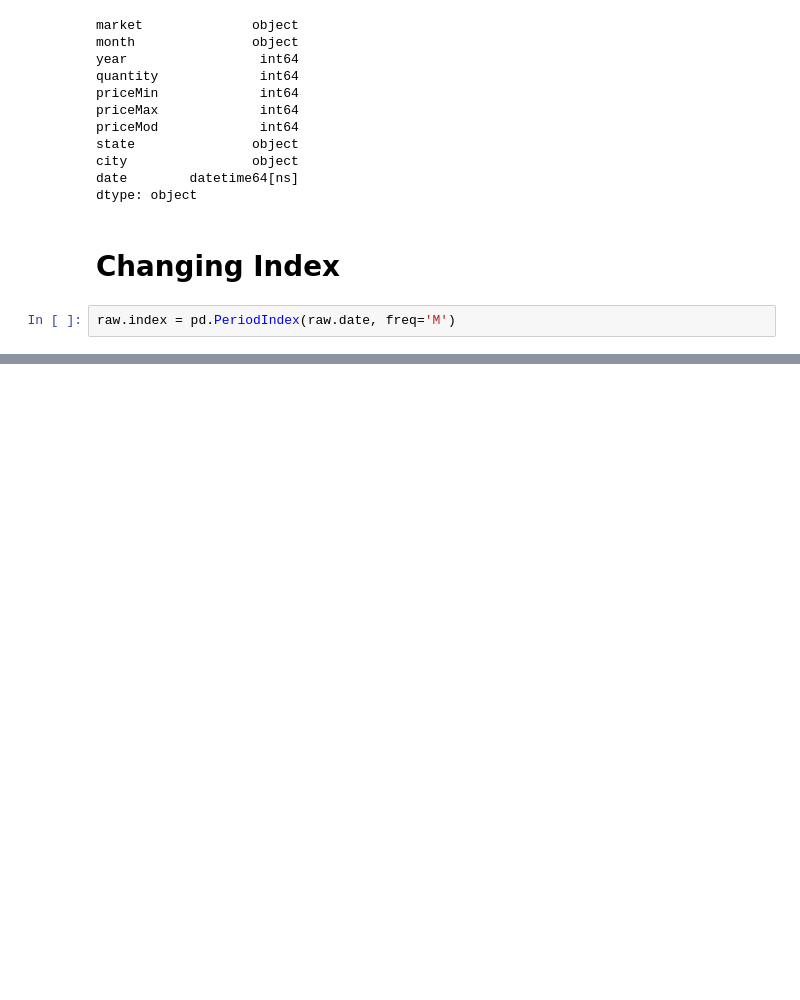
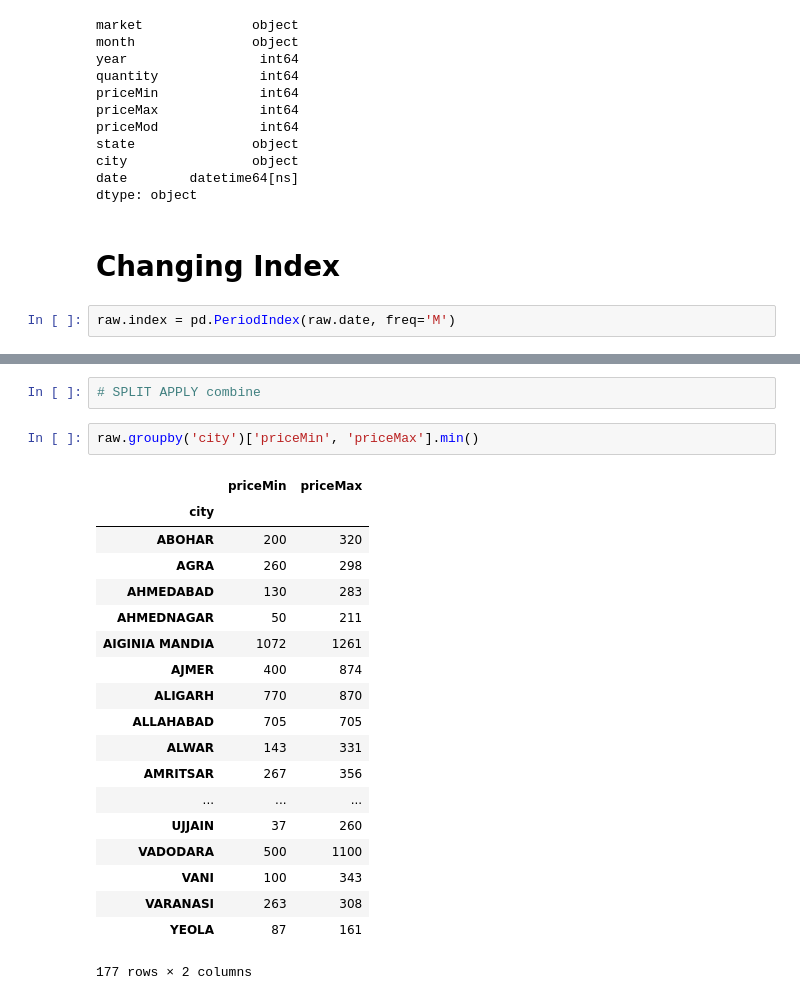
Before and after one commit to akshar/art-data-science, a Jupyter notebook: notebook/onion/onion_practice.ipynb, the cells around one changed output, grey strips where cells are left out. Drawn from its saved outputs; the diff is of its cells as text; blank space fills up the shorter version.

```diff
--- a/notebook/onion/onion_practice.ipynb
+++ b/notebook/onion/onion_practice.ipynb
@@ -274,0 +342,24 @@ raw.head()
+# %%
+# SPLIT APPLY combine
+# %%
+raw.groupby('city')['priceMin', 'priceMax'].min()
+# %% [output]
+|  | priceMin | priceMax |
+| city |  |  |
+| ABOHAR | 200 | 320 |
+| AGRA | 260 | 298 |
+| AHMEDABAD | 130 | 283 |
+| AHMEDNAGAR | 50 | 211 |
+| AIGINIA MANDIA | 1072 | 1261 |
+| AJMER | 400 | 874 |
+| ALIGARH | 770 | 870 |
+| ALLAHABAD | 705 | 705 |
+| ALWAR | 143 | 331 |
+| AMRITSAR | 267 | 356 |
+| ... | ... | ... |
+| UJJAIN | 37 | 260 |
+| VADODARA | 500 | 1100 |
+| VANI | 100 | 343 |
+| VARANASI | 263 | 308 |
+| YEOLA | 87 | 161 |
+177 rows × 2 columns
```
Also changed, not shown: parts of 18 cells of this notebook.
